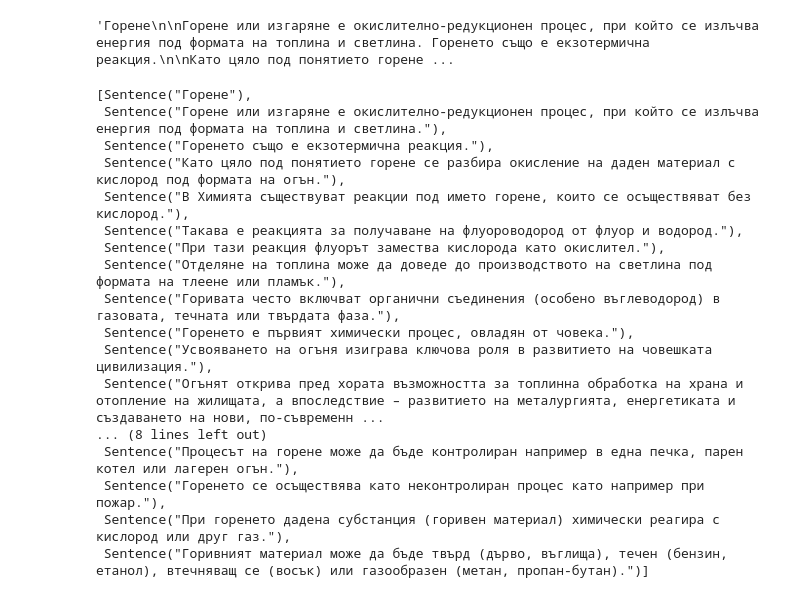
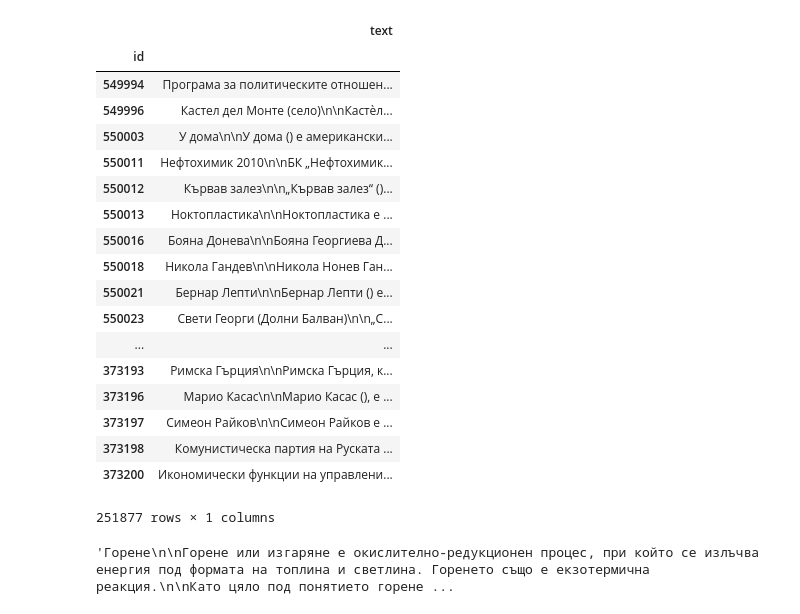
Before and after one commit to mhardalov/bg-reason-BERT, a Jupyter notebook: notebooks/retrieval-using-embeddings.ipynb, the cells around one changed output. Cells and saved outputs as stored; diff of their text form; code cells hidden in the pictures.

Commit message:
Augment dataset with relevant contexts

```diff
--- a/notebooks/retrieval-using-embeddings.ipynb
+++ b/notebooks/retrieval-using-embeddings.ipynb
@@ -65,2 +32,0 @@ list(map(lambda x: embeddings_index[x] if x in embeddings_index else [], questio
-# %%
-documents_glob = '../data/context/bgwiki.json/*/wiki_*'
@@ -95,0 +35,14 @@ df
+# %%
+config = {
+    'documents_glob': '../data/context/bgwiki.json/*/wiki_*',
+    'embeddings_path': '../data/word2vec/model.txt',
+    'embeddings_index_name': 'word2vec',
+    'questions_path': '../data/bg_rc-v1.0.json'
+}
+
+# numberbatch_config = {
+#     'documents_glob': '../data/context/bgwiki.json/*/wiki_*',
+#     'embeddings_path': '../data/conceptnet-numberbatch/bg.txt',
+#     'embeddings_index_name': 'numberbatch',
+#     'questions_path': '../data/bg_rc-v1.0.json'
+# }
@@ -96,25 +52,48 @@ df
+# %%
+def load_wiki_to_dataframe(documents_glob):
+    df = pd.DataFrame()
+    for path in glob.glob(documents_glob):
+        records = map(ujson.loads, open(path))
+        df = df.append(pd.DataFrame.from_records(records))
+    df = df.set_index('id')
+    df = df.drop('url', axis=1)
+    df = df.drop('title', axis=1) # the title is the first sentence inside the text itself
+    return df
+
+def fix_utf8_chars(string):
+    return ''.join(x for x in string if x.isprintable())
+
+def chunk_document(doc_id, doc_text):
+    chunks = Text(fix_utf8_chars(doc_text)).sentences
+    return pd.DataFrame.from_dict({
+        'id': list(map(lambda i: '{}|{}'.format(doc_id, str(i)), range(len(chunks)))),
+        'text': list(map(str, chunks))
+    }).set_index('id')
+# %%
+df = load_wiki_to_dataframe(config['documents_glob'])
+df
+# %% [output]
+|  | text |
+| id |  |
+| 549994 | Програма за политическите отношен... |
+| 549996 | Кастел дел Монте (село)\n\nКастѐл... |
+| 550003 | У дома\n\nУ дома () е американски... |
+| 550011 | Нефтохимик 2010\n\nБК „Нефтохимик... |
+| 550012 | Кървав залез\n\n„Кървав залез“ ()... |
+| 550013 | Ноктопластика\n\nНоктопластика е ... |
+| 550016 | Бояна Донева\n\nБояна Георгиева Д... |
+| 550018 | Никола Гандев\n\nНикола Нонев Ган... |
+| 550021 | Бернар Лепти\n\nБернар Лепти () е... |
+| 550023 | Свети Георги (Долни Балван)\n\n„С... |
+| ... | ... |
+| 373193 | Римска Гърция\n\nРимска Гърция, к... |
+| 373196 | Марио Касас\n\nМарио Касас (), е ... |
+| 373197 | Симеон Райков\n\nСимеон Райков е ... |
+| 373198 | Комунистическа партия на Руската ... |
+| 373200 | Икономически функции на управлени... |
+251877 rows × 1 columns
 # %%
 text = df[df.index == '373139']['text'].iloc[0]
 text
 # %% [output]
 'Горене\n\nГорене или изгаряне е окислително-редукционен процес, при който се излъчва енергия под формата на топлина и светлина. Горенето също е екзотермична реакция.\n\nКато цяло под понятието горене ...
-# %%
-Text(text).sentences
-# %% [output]
-[Sentence("Горене"),
- Sentence("Горене или изгаряне е окислително-редукционен процес, при който се излъчва енергия под формата на топлина и светлина."),
- Sentence("Горенето също е екзотермична реакция."),
- Sentence("Като цяло под понятието горене се разбира окисление на даден материал с кислород под формата на огън."),
- Sentence("В Химията съществуват реакции под името горене, които се осъществяват без кислород."),
- Sentence("Такава е реакцията за получаване на флуороводород от флуор и водород."),
- Sentence("При тази реакция флуорът замества кислорода като окислител."),
- Sentence("Отделяне на топлина може да доведе до производството на светлина под формата на тлеене или пламък."),
- Sentence("Горивата често включват органични съединения (особено въглеводород) в газовата, течната или твърдата фаза."),
- Sentence("Горенето е първият химически процес, овладян от човека."),
- Sentence("Усвояването на огъня изиграва ключова роля в развитието на човешката цивилизация."),
- Sentence("Огънят открива пред хората възможността за топлинна обработка на храна и отопление на жилищата, а впоследствие – развитието на металургията, енергетиката и създаването на нови, по-съвременн ...
-... (8 lines left out)
- Sentence("Процесът на горене може да бъде контролиран например в една печка, парен котел или лагерен огън."),
- Sentence("Горенето се осъществява като неконтролиран процес като например при пожар."),
- Sentence("При горенето дадена субстанция (горивен материал) химически реагира с кислород или друг газ."),
- Sentence("Горивният материал може да бъде твърд (дърво, въглища), течен (бензин, етанол), втечняващ се (восък) или газообразен (метан, пропан-бутан).")]
```
Also changed, not shown: parts of 33 cells of this notebook.
